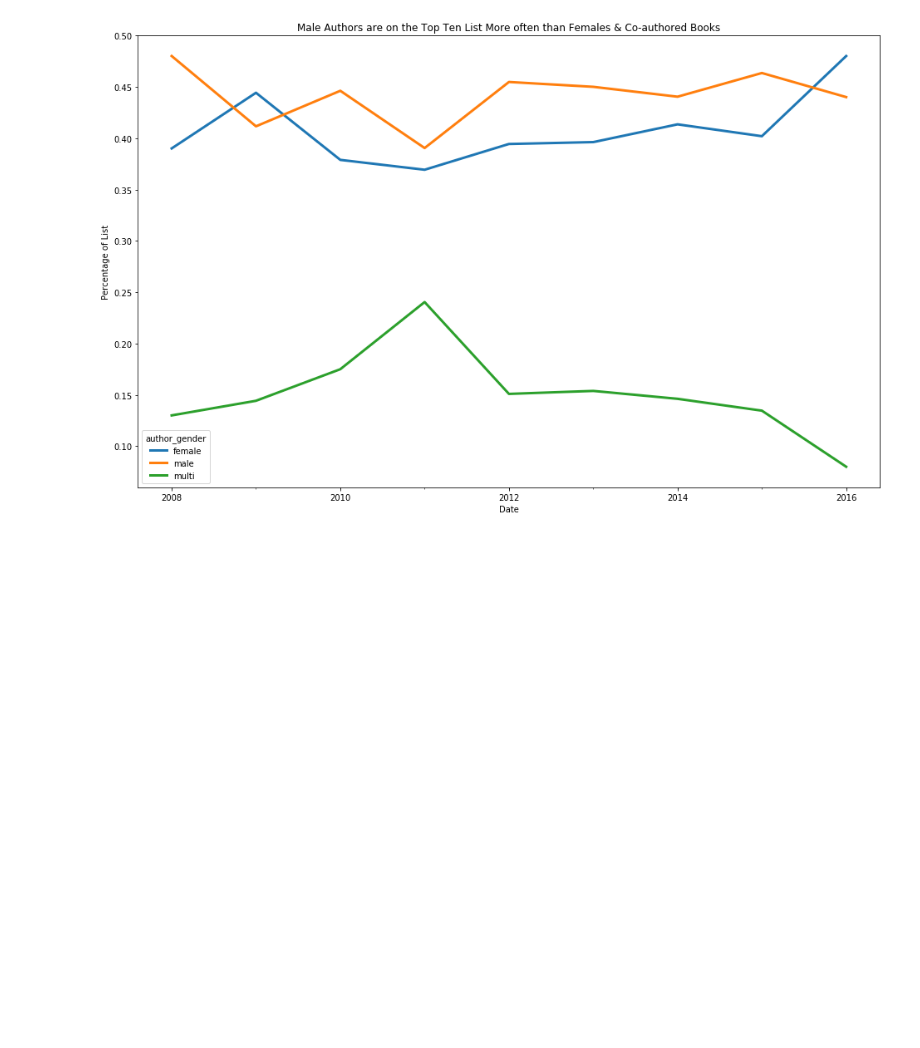
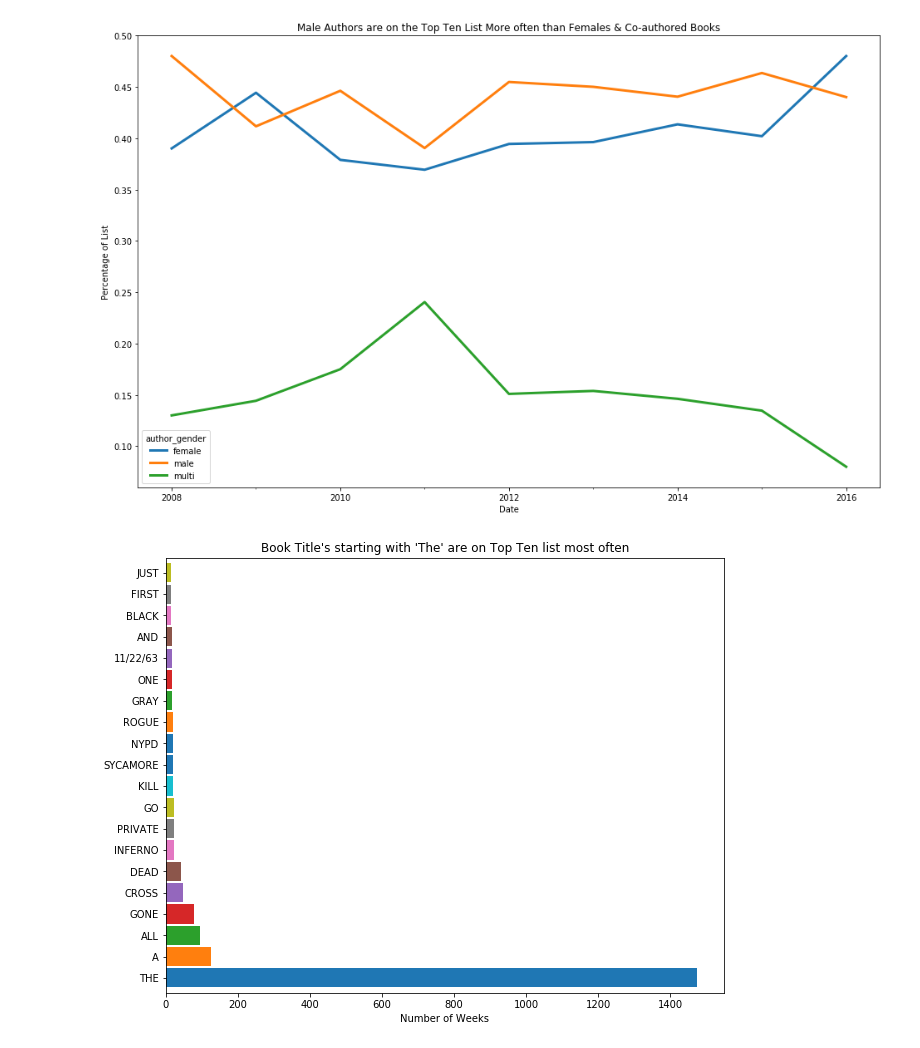
Before and after one commit to krsmith/DS1-Sprint1-Project-NYTimesBooks, a Jupyter notebook: Books_2.ipynb, the cells around one changed output. Saved outputs shown, nothing was run; the diff lists cells and outputs as text; code cells hidden in the pictures; blank space fills up the shorter version.

```diff
--- a/Books_2.ipynb
+++ b/Books_2.ipynb
@@ -336,3 +337,29 @@ fiction.loc[(fiction['Author_NY'].isin(['J D Robb','J R Ward','Danielle Steel',
             (fiction['author_gender'] == 'unknown'), 'author_gender'] = 'female'
 fiction.loc[(fiction['Author_NY'].isin(['David Weber'])) &
             (fiction['author_gender'] == 'unknown'), 'author_gender'] = 'male'
+
+# Combine "James Patterson" and "James Patterson and *" Books
+fiction.loc[(fiction['Author_NY'].str.contains('James Patterson')), 'Author_NY'] = 'James Patterson'
+
+# Clean up messy characters
+fiction['Title_NY'] = fiction['Title_NY'].str.replace('&#39;',"'")
+
+# Add column for Title containing "of" or "of the"
+conditions = [
+    (fiction['Title_NY'].str.contains('OF THE')),
+    (fiction['Title_NY'].str.contains('OF')) & (fiction['of'] != 'OF THE'),
+    (fiction['of'] != 'OF THE') & (fiction['of'] != 'OF')]
+choices = ['OF THE','OF', 'NEITHER']
+
+fiction['of'] = np.select(conditions, choices, default='')
+
+# Add column for Title starting with 'the' or 'a'
+conditions = [
+    (fiction['first_word'] == 'THE'),
+    (fiction['first_word'] == 'A'),
+    (fiction['fw_group'] != 'THE') & (fiction['fw_group'] != 'A')]
+choices = ['THE','A','OTHER WORD']
+
+fiction['fw_group'] = np.select(conditions, choices, default='')
+
+fiction.head()
@@ -440,3 +478,13 @@ plt.ylabel('Percentage of List')
 plt.xlabel('Date');
 # %% [output]
 [figure]
+# %%
+# Current visualization includes every instance of a book
+# Because "All the light we cannot see" was on the list most often, "All" is one of the top words
+
+ax = fiction.first_word.value_counts().nlargest(20).plot.barh(width=.9,
+                                                               figsize=(10,8))
+plt.title("Book Title's starting with 'The' are on Top Ten list most often")
+plt.xlabel('Number of Weeks');
+# %% [output]
+[figure, added]
```
Also changed, not shown: parts of 20 cells of this notebook.
